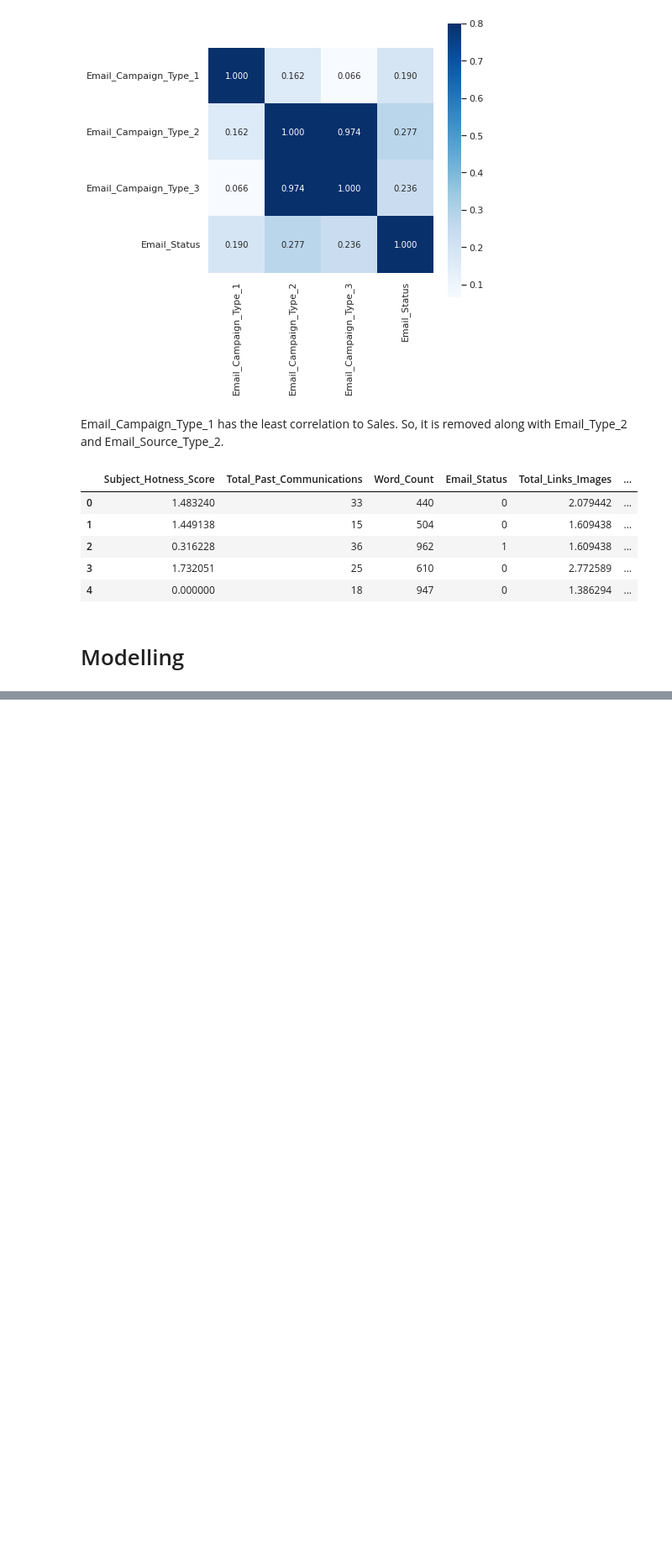
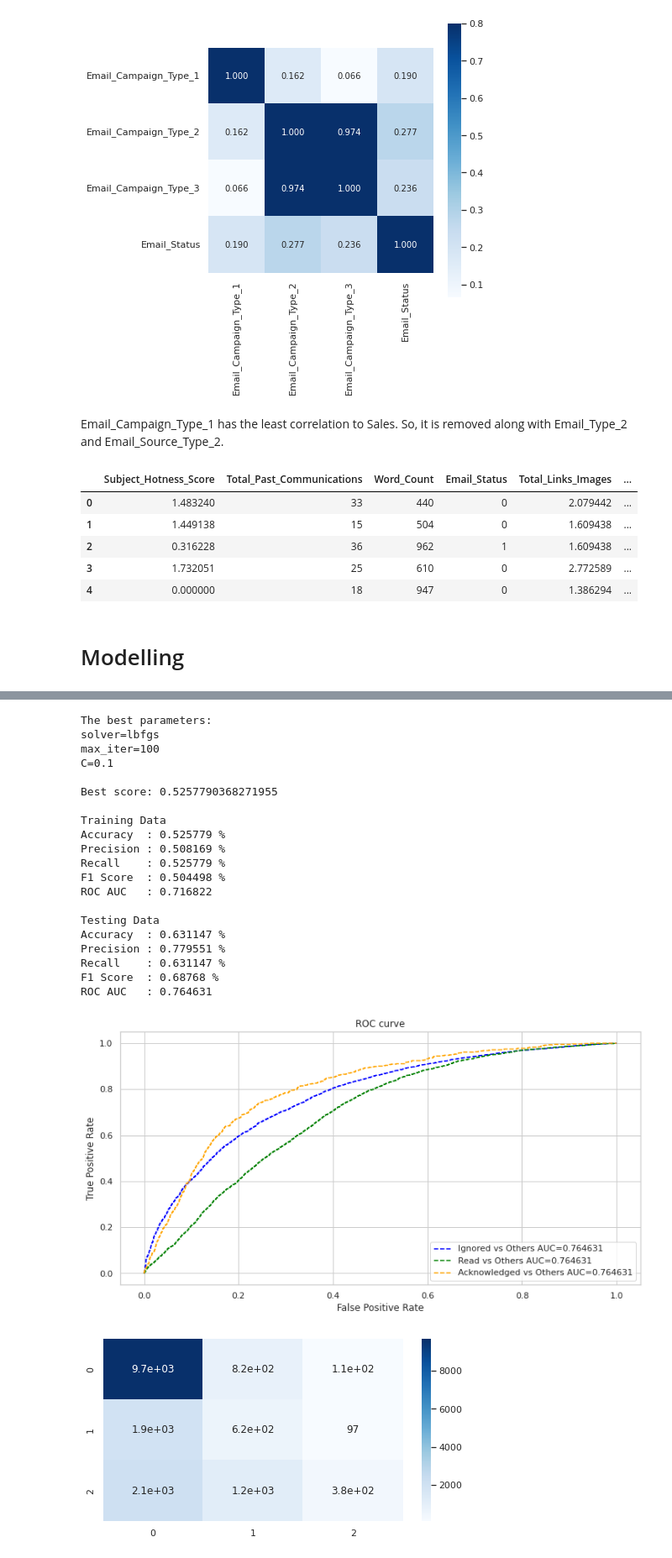
Before and after one commit to connect-midhunr/email-campaign-effectiveness-prediction, a Jupyter notebook: Email_Campaign_Effectiveness_Prediction_Capstone_Project.ipynb, the cells around one changed output, grey strips where cells are left out. Shown at 84% size. Cells and saved outputs as stored; diff of their text form; code cells hidden in the pictures; blank space fills up the shorter version.

```diff
--- a/Email_Campaign_Effectiveness_Prediction_Capstone_Project.ipynb
+++ b/Email_Campaign_Effectiveness_Prediction_Capstone_Project.ipynb
@@ -835,0 +1005,4 @@ campaign_df.head()
+# %%
+# create a dataframe to store metrics related to models
+metrics_table = pd.DataFrame(columns=['Model', 'Sampling', 'Train_Accuracy', 'Test_Accuracy', 'Train_Precision', 'Test_Precision',
+                                      'Train_Recall', 'Test_Recall', 'Train_F1Score', 'Test_F1Score', 'Train_ROC_AUC', 'Test_ROC_AUC'])
@@ -835,0 +1013,44 @@ campaign_df.head()
+# %%
+# initialize hyperparameters for logistic regression
+log_reg = LogisticRegression(multi_class='multinomial', class_weight='balanced')
+parameters = {'solver':['lbfgs', 'newton-cg', 'saga'],
+              'C':[0.01, 0.1, 1],
+              'max_iter':[50, 80, 100]}
+# %%
+# train data with logistic regression on random undersampling
+log_reg_rus = RandomizedSearchCV(log_reg, parameters, cv=5, n_iter=10)
+log_reg_rus.fit(X_train_rus, y_train_rus)
+
+# model evaluation
+model_evaluation = calculate_model_metrics(log_reg_rus, X_train_rus, y_train_rus, X_test, y_test)
+
+# add metrics to metrics table
+metrics_table.loc[len(metrics_table.index)] = ['Logistic Regression', 'RandomUnderSampling',
+                                                model_evaluation['Train_Accuracy'], model_evaluation['Train_Precision'],
+                                                model_evaluation['Train_Recall'], model_evaluation['Train_F1_Score'],
+                                                model_evaluation['Train_ROC_AUC'], model_evaluation['Test_Accuracy'],
+                                                model_evaluation['Test_Precision'], model_evaluation['Test_Recall'],
+                                                model_evaluation['Test_F1_Score'], model_evaluation['Test_ROC_AUC']]
+# %% [output]
+The best parameters:
+solver=lbfgs
+max_iter=100
+C=0.1
+
+Best score: 0.5257790368271955
+
+Training Data
+Accuracy  : 0.525779 %
+Precision : 0.508169 %
+Recall    : 0.525779 %
+F1 Score  : 0.504498 %
+ROC AUC   : 0.716822
+
+Testing Data
+Accuracy  : 0.631147 %
+Precision : 0.779551 %
+Recall    : 0.631147 %
+F1 Score  : 0.68768 %
+ROC AUC   : 0.764631
+[figure, added]
+[figure, added]
```
Also changed, not shown: parts of 36 cells of this notebook.
